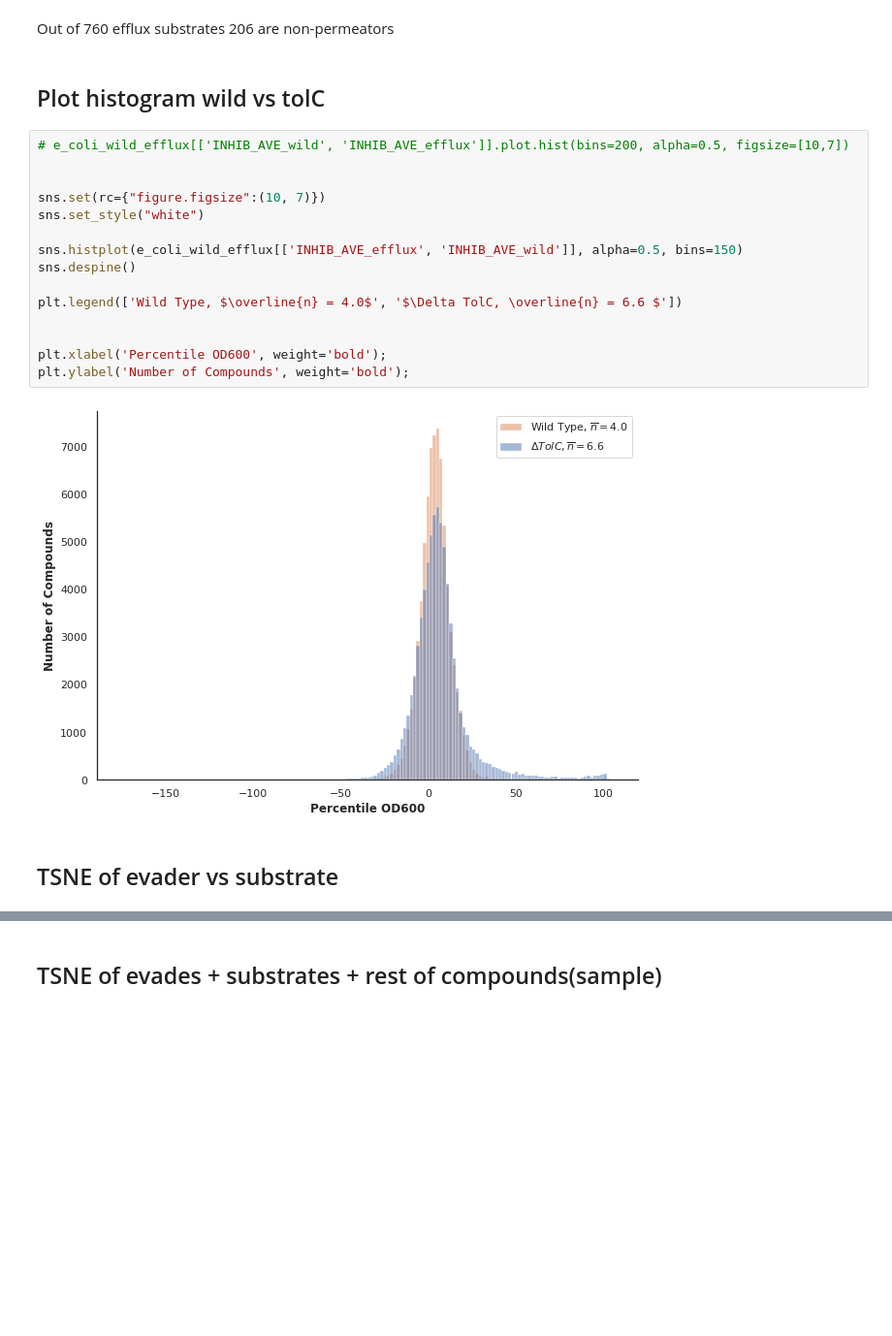
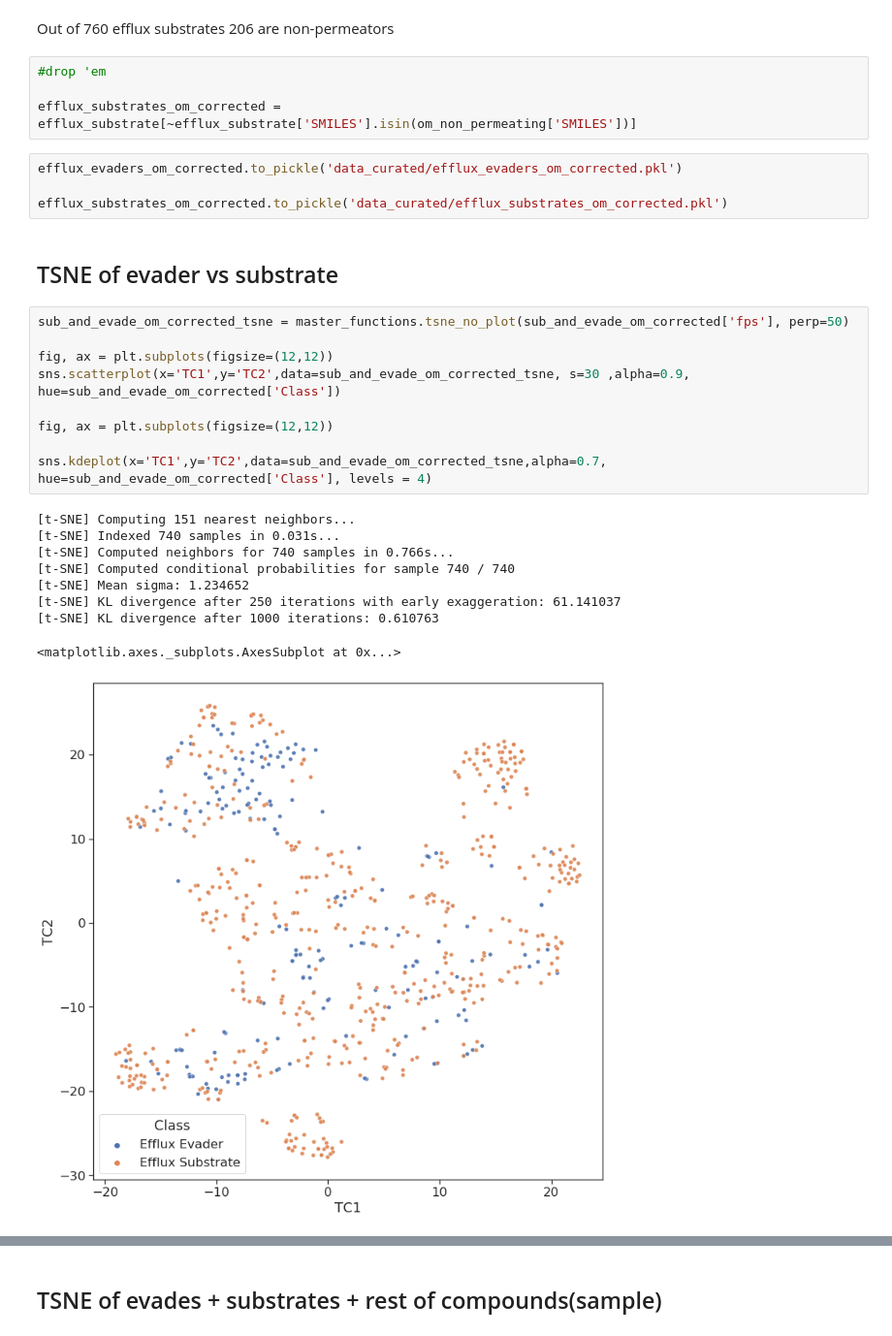
Before and after one commit to domgurvic/co_add_efflux, a Jupyter notebook: co_add/co_add_chaser.ipynb, the cells around one changed output, grey strips where cells are left out. Shown at 97% size. Drawn from its saved outputs; the diff is of its cells as text; blank space fills up the shorter version.

```diff
--- a/co_add/co_add_chaser.ipynb
+++ b/co_add/co_add_chaser.ipynb
@@ -721,24 +731,32 @@ Out of 200 efflux evades 186 are also permeators
 efflux_substrates_om_corrected = efflux_substrate[efflux_substrate['SMILES'].isin(om_non_permeating['SMILES'])]
 # %% [markdown]
 Out of 760 efflux substrates 206 are non-permeators
-# %% [markdown]
-## Plot histogram wild vs tolC
-# %%
-# e_coli_wild_efflux[['INHIB_AVE_wild', 'INHIB_AVE_efflux']].plot.hist(bins=200, alpha=0.5, figsize=[10,7])
-
-
-sns.set(rc={"figure.figsize":(10, 7)})
-sns.set_style("white")
-
-sns.histplot(e_coli_wild_efflux[['INHIB_AVE_efflux', 'INHIB_AVE_wild']], alpha=0.5, bins=150)
-sns.despine()
-
-plt.legend(['Wild Type, $\overline{n} = 4.0$', '$\Delta TolC, \overline{n} = 6.6 $'])
-
-
-plt.xlabel('Percentile OD600', weight='bold');
-plt.ylabel('Number of Compounds', weight='bold');
-# %% [output]
-[figure, removed]
+# %%
+#drop 'em
+
+efflux_substrates_om_corrected = efflux_substrate[~efflux_substrate['SMILES'].isin(om_non_permeating['SMILES'])]
+# %%
+efflux_evaders_om_corrected.to_pickle('data_curated/efflux_evaders_om_corrected.pkl')
+
+efflux_substrates_om_corrected.to_pickle('data_curated/efflux_substrates_om_corrected.pkl')
 # %% [markdown]
 ## TSNE of evader vs substrate
+# %%
+sub_and_evade_om_corrected_tsne = master_functions.tsne_no_plot(sub_and_evade_om_corrected['fps'], perp=50)
+
+fig, ax = plt.subplots(figsize=(12,12))
+sns.scatterplot(x='TC1',y='TC2',data=sub_and_evade_om_corrected_tsne, s=30 ,alpha=0.9, hue=sub_and_evade_om_corrected['Class'])
+
+fig, ax = plt.subplots(figsize=(12,12))
+
+sns.kdeplot(x='TC1',y='TC2',data=sub_and_evade_om_corrected_tsne,alpha=0.7, hue=sub_and_evade_om_corrected['Class'], levels = 4)
+# %% [output]
+[t-SNE] Computing 151 nearest neighbors...
+[t-SNE] Indexed 740 samples in 0.031s...
+[t-SNE] Computed neighbors for 740 samples in 0.766s...
+[t-SNE] Computed conditional probabilities for sample 740 / 740
+[t-SNE] Mean sigma: 1.234652
+[t-SNE] KL divergence after 250 iterations with early exaggeration: 61.141037
+[t-SNE] KL divergence after 1000 iterations: 0.610763
+<matplotlib.axes._subplots.AxesSubplot at 0x...>
+[figure, added]
```
Also changed, not shown: parts of 18 cells of this notebook.
